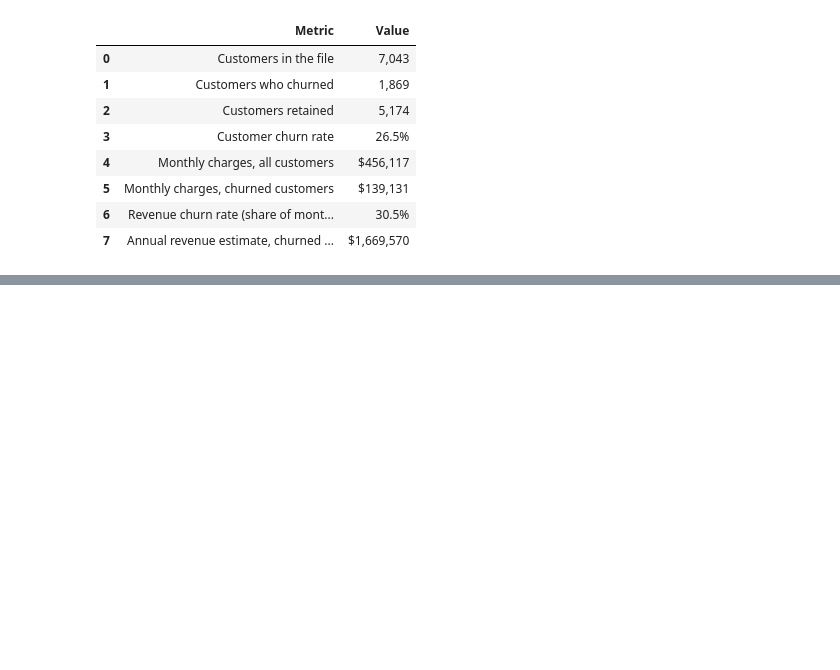
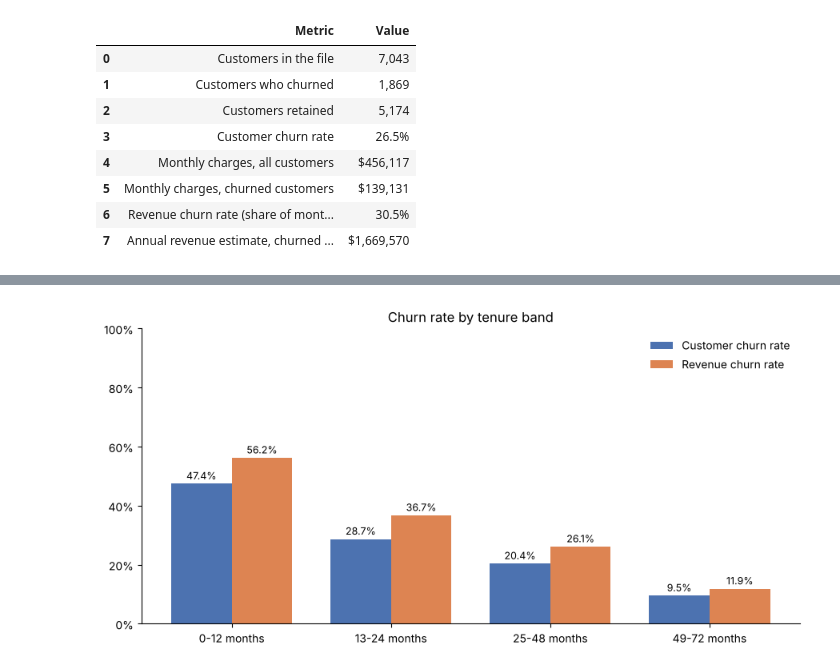
Before and after one commit to FatihaOkesola/telco-churn-revenue-analysis, a Jupyter notebook: Telco_churn.ipynb, the cells around one changed output, grey strips where cells are left out. Cells and saved outputs as stored; diff of their text form; code cells hidden in the pictures; blank space fills up the shorter version.

```diff
--- a/Telco_churn.ipynb
+++ b/Telco_churn.ipynb
@@ -818,0 +1086,24 @@ baseline
+# %%
+fig, ax = plt.subplots(figsize=(9, 4.5))
+x = np.arange(len(by_band))
+w = 0.38
+
+ax.bar(x - w/2, by_band["churn_rate"], width=w, label="Customer churn rate", color="#4C72B0")
+ax.bar(x + w/2, by_band["revenue_churn_rate"], width=w, label="Revenue churn rate", color="#DD8452")
+
+ax.set_xticks(x)
+ax.set_xticklabels(by_band.index)
+ax.set_ylim(0, 1)
+ax.yaxis.set_major_formatter(PercentFormatter(1.0))
+
+for i, (a, b) in enumerate(zip(by_band["churn_rate"], by_band["revenue_churn_rate"])):
+    ax.text(i - w/2, a + 0.015, f"{a:.1%}", ha="center", fontsize=9)
+    ax.text(i + w/2, b + 0.015, f"{b:.1%}", ha="center", fontsize=9)
+
+ax.set_title("Churn rate by tenure band")
+ax.legend(frameon=False)
+ax.spines[["top", "right"]].set_visible(False)
+plt.tight_layout()
+plt.show()
+# %% [output]
+[figure, added]
```
Also changed, not shown: parts of 40 cells of this notebook.
